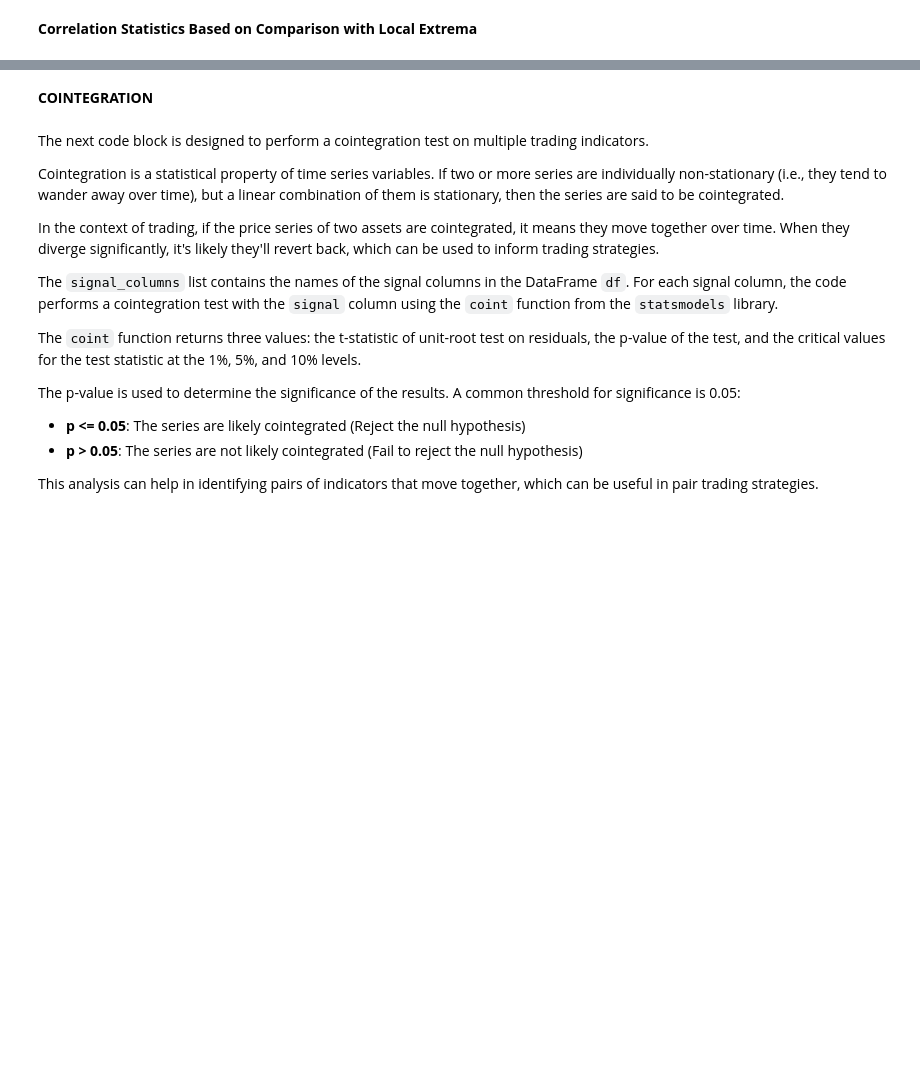
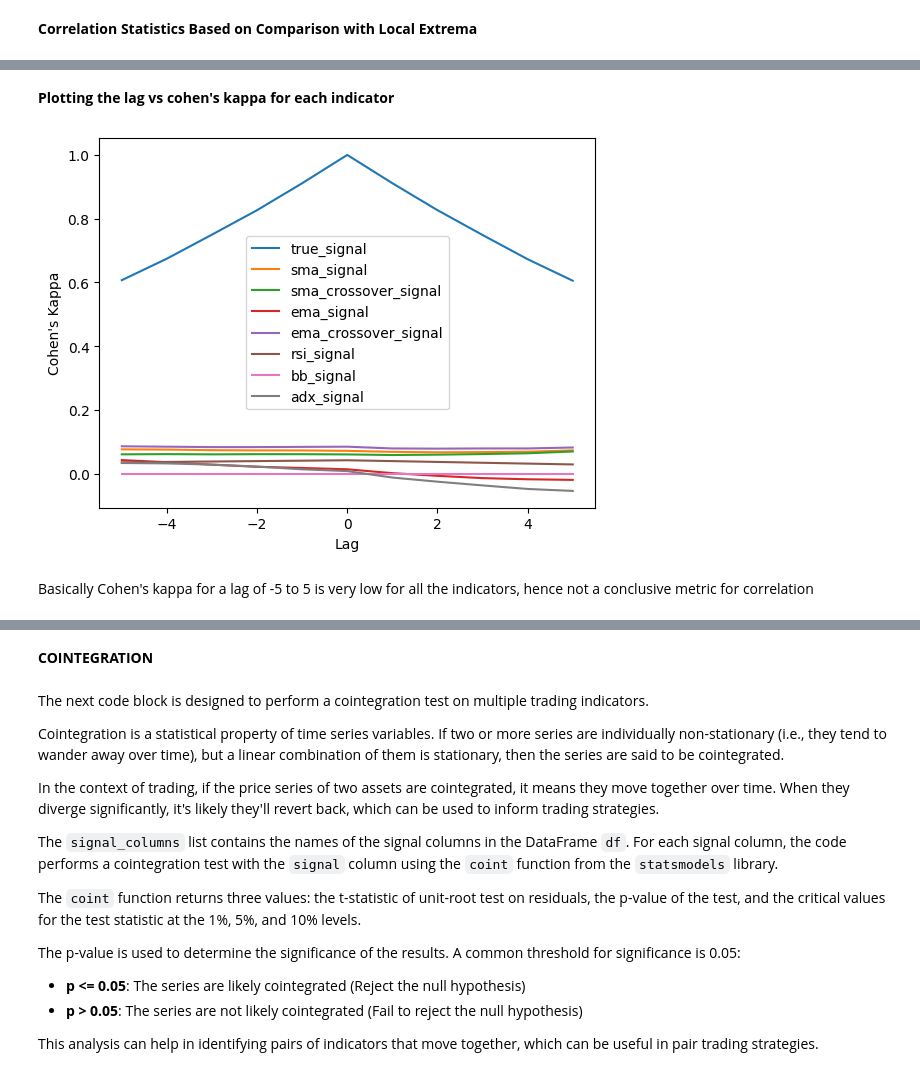
Before and after one commit to abhinav70291/TechnicalAnalysis-for-intra-day-trading, a Jupyter notebook: Technical_Analysis_correlation_.ipynb, the cells around one changed output, grey strips where cells are left out. Saved outputs shown, nothing was run; the diff lists cells and outputs as text; code cells hidden in the pictures; blank space fills up the shorter version.

```diff
--- a/Technical_Analysis_correlation_.ipynb
+++ b/Technical_Analysis_correlation_.ipynb
@@ -1280,0 +1407,22 @@ Please note that MI is non-negative and it is equal to zero precisely when X and
+# %%
+import pandas as pd
+from sklearn.metrics import cohen_kappa_score
+
+# Initialize a dictionary to hold the results
+kappa_results = {}
+
+# Loop over each signal
+for signal in signals:
+    for lag in range(-5, 6):
+        # Shift the signal data by the lag
+        shifted_signal = df[signal].shift(lag)
+
+        # Calculate Cohen's Kappa
+        kappa = cohen_kappa_score(df['true_signal'].iloc[5:-5], shifted_signal.iloc[5:-5])
+
+        # Store the results
+        kappa_results[(signal, lag)] = kappa
+
+# Convert the results to a DataFrame for easier viewing
+kappa_results_df = pd.DataFrame(list(kappa_results.items()), columns=['Signal and Lag', 'Cohen\'s Kappa'])
+kappa_results_df
@@ -1280,0 +1443,27 @@ Please note that MI is non-negative and it is equal to zero precisely when X and
+# %% [markdown]
+**Plotting the lag vs cohen's kappa for each indicator**
+# %%
+import matplotlib.pyplot as plt
+
+# Separate the 'Signal and Lag' column into two separate columns
+kappa_results_df[['Signal', 'Lag']] = pd.DataFrame(kappa_results_df['Signal and Lag'].tolist(), index=kappa_results_df.index)
+
+# Loop over each unique signal
+for signal in kappa_results_df['Signal'].unique():
+    # Filter the DataFrame for the current signal
+    df_signal = kappa_results_df[kappa_results_df['Signal'] == signal]
+
+    # Plot the lag vs Cohen's Kappa
+    plt.plot(df_signal['Lag'], df_signal['Cohen\'s Kappa'], label=signal)
+
+# Add labels and a legend
+plt.xlabel('Lag')
+plt.ylabel('Cohen\'s Kappa')
+plt.legend()
+
+# Show the plot
+plt.show()
+# %% [output]
+[figure, added]
+# %% [markdown]
+Basically Cohen's kappa for a lag of -5 to 5 is very low for all the  indicators, hence not a conclusive metric for correlation
```
Also changed, not shown: parts of 58 cells of this notebook.
